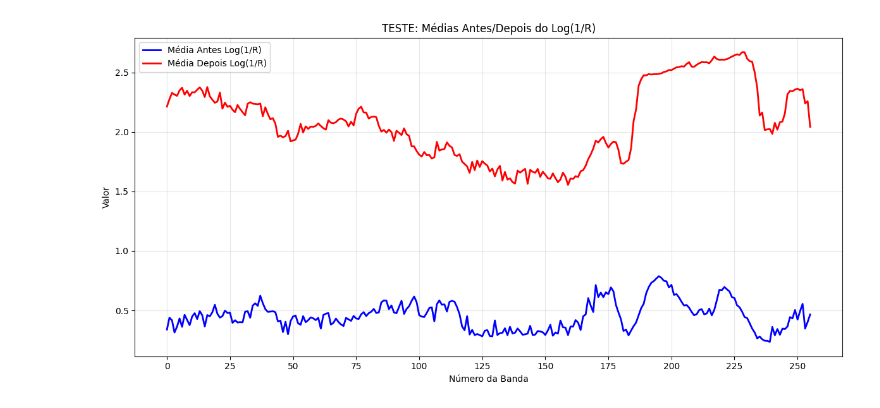
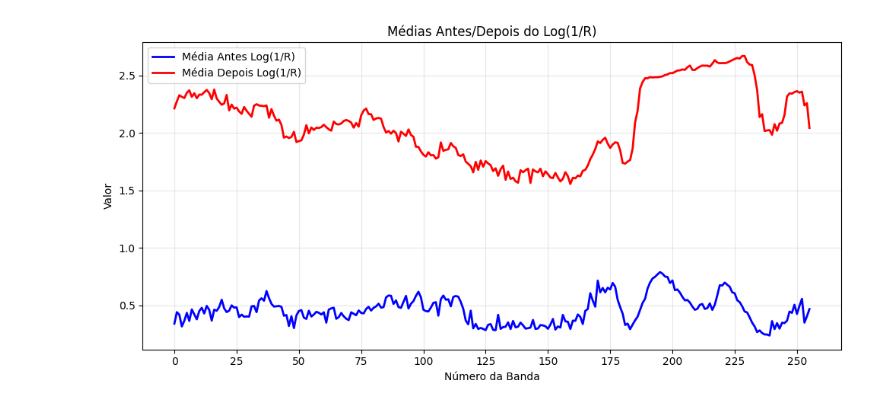
Before and after one commit to jeffersonfelex/hsi-swir-bacteria-xgboost, a Jupyter notebook: notebooks/pre_processing/transformada_log.ipynb, the cells around one changed output. Saved outputs shown, nothing was run; the diff lists cells and outputs as text; code cells hidden in the pictures.

```diff
--- a/notebooks/pre_processing/transformada_log.ipynb
+++ b/notebooks/pre_processing/transformada_log.ipynb
@@ -16,28 +16,28 @@ data_log = -np.log(data)
 # %%
 df_espectros = pd.DataFrame(data_log, columns=df.columns)
 # %%
-plt.figure(figsize=(12, 6))
+plt.figure(figsize=(10, 5))
 
 # Plotar apenas as médias primeiro para verificar
 media_antes = data.mean(axis=0)
 media_depois = data_log.mean(axis=0)
 
 bandas_numeros = np.arange(len(media_antes))
 
 plt.plot(bandas_numeros, media_antes, label='Média Antes Log(1/R)', linewidth=2, color='blue')
 plt.plot(bandas_numeros, media_depois, label='Média Depois Log(1/R)', linewidth=2, color='red')
 
 plt.xlabel('Número da Banda')
 plt.ylabel('Valor')
-plt.title('TESTE: Médias Antes/Depois do Log(1/R)')
+plt.title('Médias Antes/Depois do Log(1/R)')
 plt.legend()
 plt.grid(True, alpha=0.3)
 plt.xticks(bandas_numeros[::len(bandas_numeros)//10])
 
 plt.tight_layout()
 plt.show()
 # %% [output]
-[figure, old version]
+[figure, new version]
 # %%
 df_espectros.to_csv(output_path, index=False)
 print("Arquivo corrigido salvo com sucesso em:\n", output_path)
```
Also changed, not shown: 25 other files.
